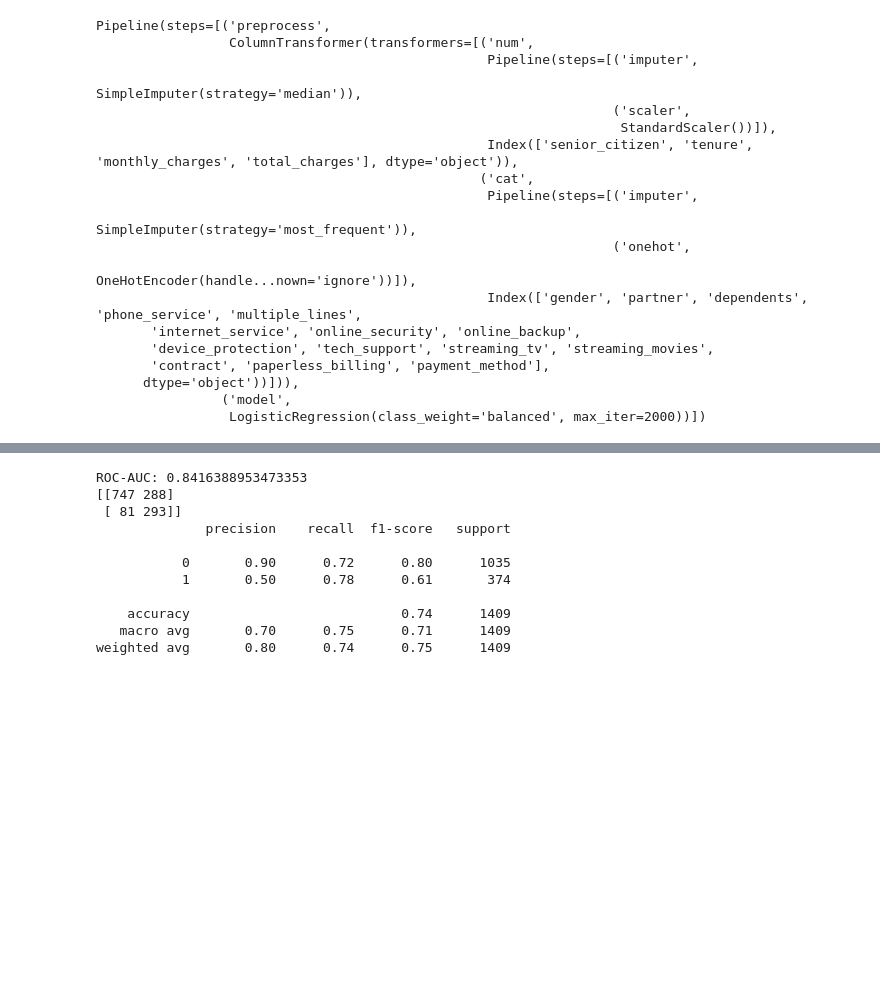
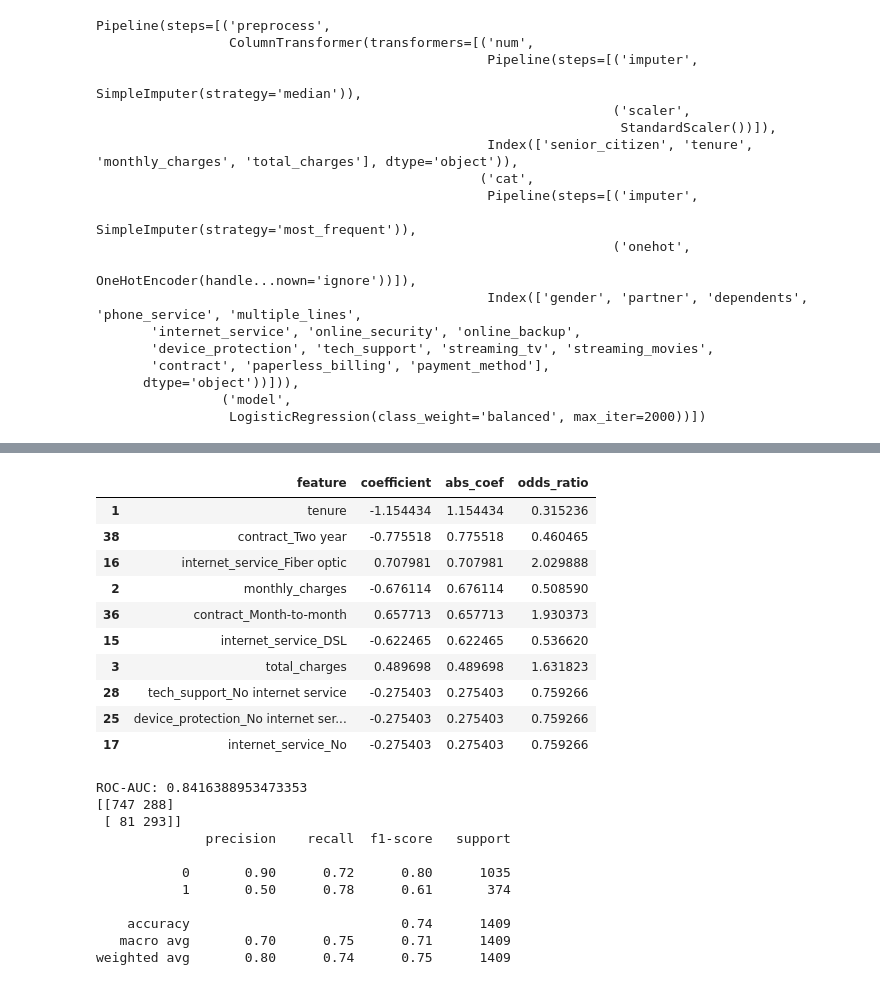
Before and after one commit to NurulAldi/customer-churn-analysis, a Jupyter notebook: notebooks/model.ipynb, the cells around one changed output, grey strips where cells are left out. Cells and saved outputs as stored; diff of their text form; code cells hidden in the pictures; blank space fills up the shorter version.

```diff
--- a/notebooks/model.ipynb
+++ b/notebooks/model.ipynb
@@ -119,3 +127,17 @@ Pipeline(steps=[('preprocess',
+# %%
+coef_df
+# %% [output]
+|  | feature | coefficient | abs_coef | odds_ratio |
+| 1 | tenure | -1.154434 | 1.154434 | 0.315236 |
+| 38 | contract_Two year | -0.775518 | 0.775518 | 0.460465 |
+| 16 | internet_service_Fiber optic | 0.707981 | 0.707981 | 2.029888 |
+| 2 | monthly_charges | -0.676114 | 0.676114 | 0.508590 |
+| 36 | contract_Month-to-month | 0.657713 | 0.657713 | 1.930373 |
+| 15 | internet_service_DSL | -0.622465 | 0.622465 | 0.536620 |
+| 3 | total_charges | 0.489698 | 0.489698 | 1.631823 |
+| 28 | tech_support_No internet service | -0.275403 | 0.275403 | 0.759266 |
+| 25 | device_protection_No internet ser... | -0.275403 | 0.275403 | 0.759266 |
+| 17 | internet_service_No | -0.275403 | 0.275403 | 0.759266 |
 # %%
 from sklearn.metrics import classification_report, roc_auc_score, confusion_matrix
 
```
Also changed, not shown: parts of 6 cells of this notebook, 1 other file.
